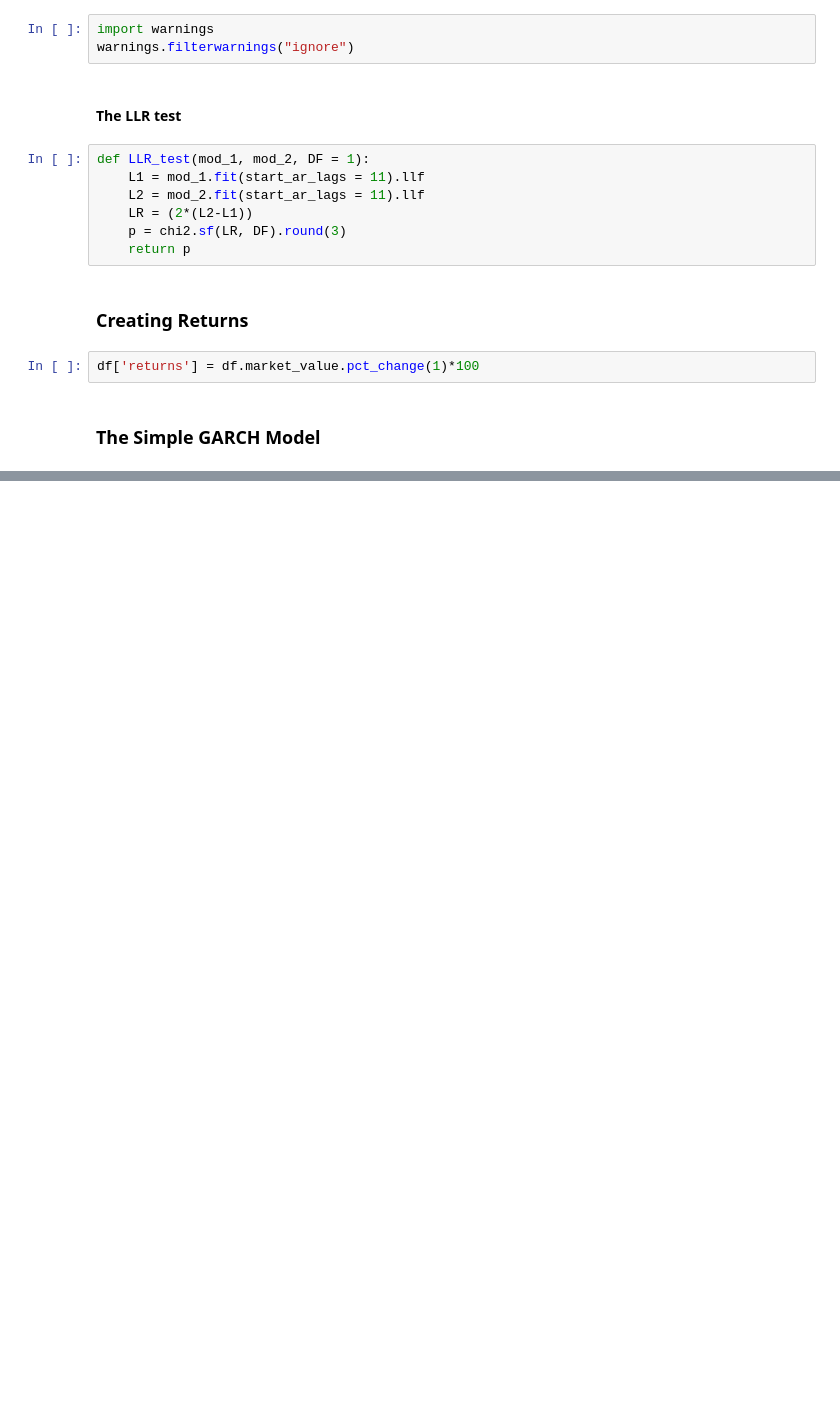
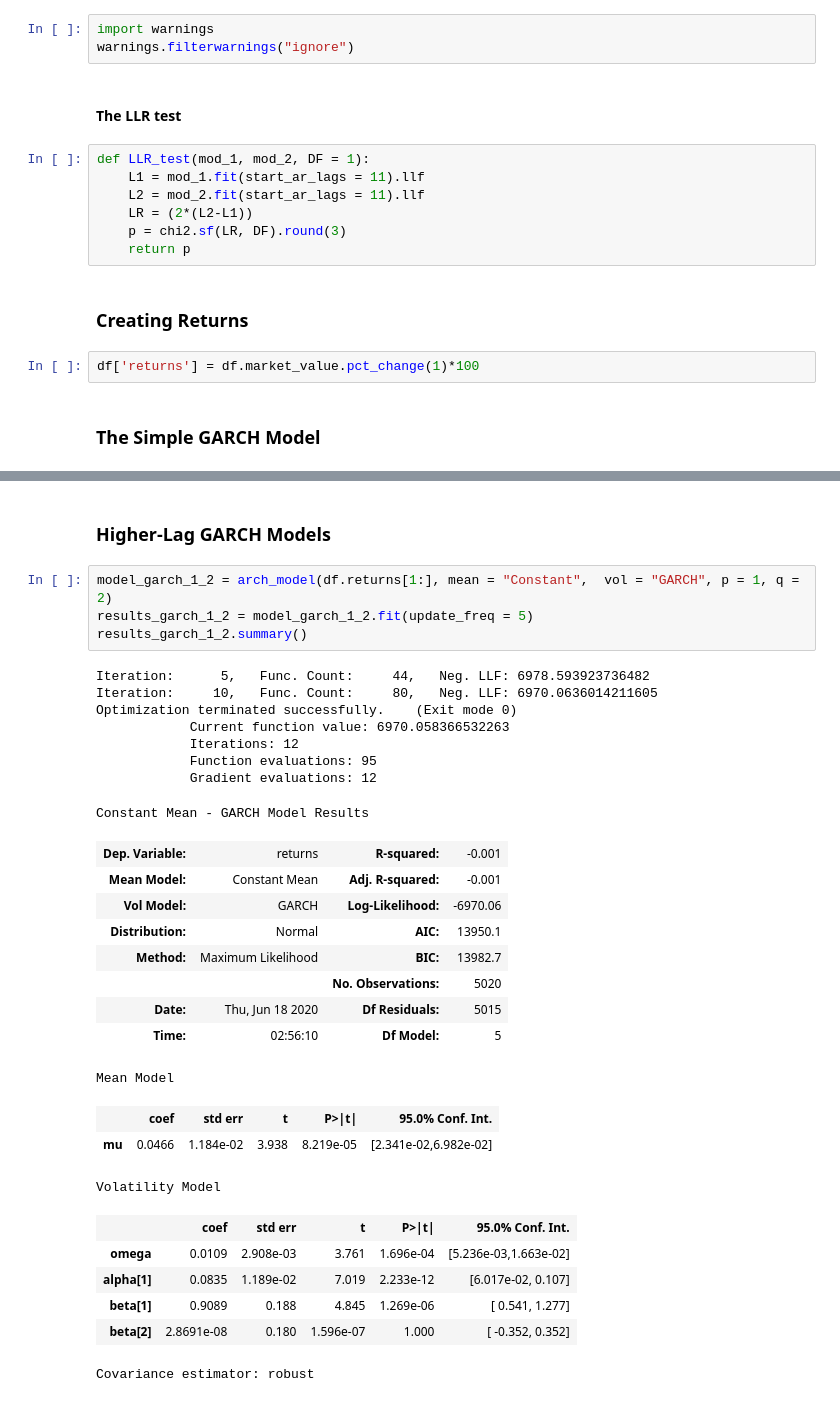
Before and after one commit to ajmal017/Time-Series-Modeling, a Jupyter notebook: 9_The_GARCH_model.ipynb, the cells around one changed output, grey strips where cells are left out. Cells and saved outputs as stored; diff of their text form; blank space fills up the shorter version.

```diff
--- a/9_The_GARCH_model.ipynb
+++ b/9_The_GARCH_model.ipynb
@@ -88,0 +119,33 @@ df['returns'] = df.market_value.pct_change(1)*100
+# %% [markdown]
+### Higher-Lag GARCH Models
+# %%
+model_garch_1_2 = arch_model(df.returns[1:], mean = "Constant",  vol = "GARCH", p = 1, q = 2)
+results_garch_1_2 = model_garch_1_2.fit(update_freq = 5)
+results_garch_1_2.summary()
+# %% [output]
+Iteration:      5,   Func. Count:     44,   Neg. LLF: 6978.593923736482
+Iteration:     10,   Func. Count:     80,   Neg. LLF: 6970.0636014211605
+Optimization terminated successfully.    (Exit mode 0)
+            Current function value: 6970.058366532263
+            Iterations: 12
+            Function evaluations: 95
+            Gradient evaluations: 12
+Constant Mean - GARCH Model Results
+| Dep. Variable: | returns | R-squared: | -0.001 |
+| Mean Model: | Constant Mean | Adj. R-squared: | -0.001 |
+| Vol Model: | GARCH | Log-Likelihood: | -6970.06 |
+| Distribution: | Normal | AIC: | 13950.1 |
+| Method: | Maximum Likelihood | BIC: | 13982.7 |
+|  |  | No. Observations: | 5020 |
+| Date: | Thu, Jun 18 2020 | Df Residuals: | 5015 |
+| Time: | 02:56:10 | Df Model: | 5 |
+Mean Model
+|  | coef | std err | t | P>|t| | 95.0% Conf. Int. |
+| mu | 0.0466 | 1.184e-02 | 3.938 | 8.219e-05 | [2.341e-02,6.982e-02] |
+Volatility Model
+|  | coef | std err | t | P>|t| | 95.0% Conf. Int. |
+| omega | 0.0109 | 2.908e-03 | 3.761 | 1.696e-04 | [5.236e-03,1.663e-02] |
+| alpha[1] | 0.0835 | 1.189e-02 | 7.019 | 2.233e-12 | [6.017e-02, 0.107] |
+| beta[1] | 0.9089 | 0.188 | 4.845 | 1.269e-06 | [ 0.541, 1.277] |
+| beta[2] | 2.8691e-08 | 0.180 | 1.596e-07 | 1.000 | [ -0.352, 0.352] |
+Covariance estimator: robust
```
Also changed, not shown: parts of 4 cells of this notebook.
